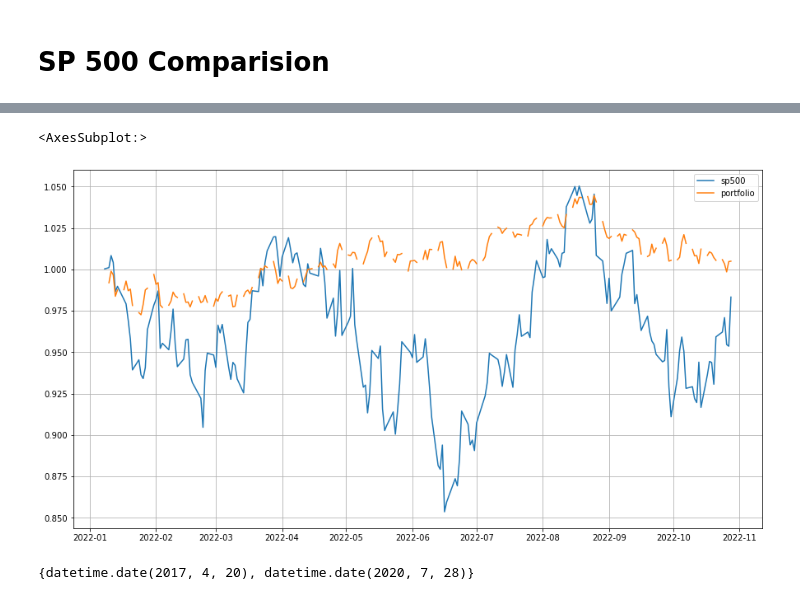
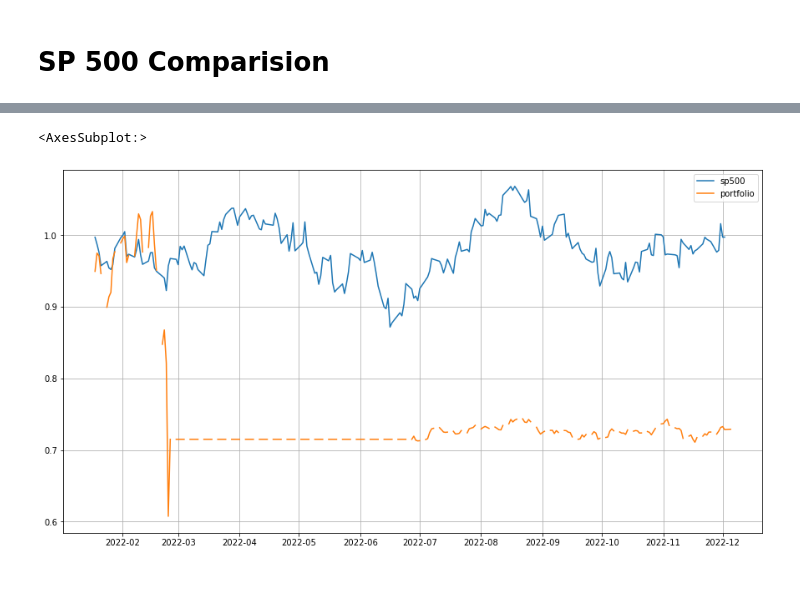
Before and after one commit to mario-s-duarte/funds-1, a Jupyter notebook: fundos_rentabilidade.ipynb, the cells around one changed output, grey strips where cells are left out. Drawn from its saved outputs; the diff is of its cells as text; code cells hidden in the pictures.

```diff
--- a/fundos_rentabilidade.ipynb
+++ b/fundos_rentabilidade.ipynb
@@ -57,7 +75,7 @@ df_cotacoes.head()
 ### Obter informação de transações
 # %%
 converters={'Data de subscricao': to_date}
-df_transacoes = pd.read_csv(transacoes_csv ,sep=',',encoding=encoding,thousands=thousands, decimal=decimal, converters=converters, dtype={'Cotacao de Subscricao':float})
+df_transacoes = pd.read_csv(transacoes_csv ,sep=',',encoding=encoding,thousands=thousands, decimal=decimal, converters=converters, dtype={'Cotacao de Subscricao':float,'Quantidade':float})
 df_transacoes['Data de resgate'] = df_transacoes['Data de resgate'].apply(lambda x: datetime.strptime(x, '%d-%m-%Y').date() if pd.notnull(x) else x)
 
 # Criar Dataframe de Portofolio Actual
@@ -248,31 +273,27 @@ Rentabilidade SP500 Portfolio at 2022-10-28 00:00:00 1.4698039905467475
 # %%
-n_days = 210
-first_date = df_cotacoes.index[n_days] #df_cotacoes.index.min()
+n_days = 230
 df_t = df_transacoes[df_transacoes['Code'].isin(df_cotacoes.columns)].copy()
+first_date = max(df_cotacoes.index[n_days],df_t['Data de subscricao'].min())
 portf_perform = []
 df_tmp = df_t[(df_t['Data de subscricao']<=first_date) & ((pd.isnull(df_t['Data de resgate'])) | (df_t['Data de resgate']>first_date))]
 last_val = df_tmp.apply(lambda x: x['Quantidade']*df_cotacoes[x['Code']][first_date] * (exchange_rates.loc[first_date] if x['Moeda'] == 'USD' else 1), axis=1).sum()
-for i_date in df_cotacoes.index[:n_days+1].sort_values()[1:]:
+for i_date in df_cotacoes[:first_date].index.sort_values()[1:]:
     df_tmp = df_t[(df_t['Data de subscricao']<i_date) & ((pd.isnull(df_t['Data de resgate'])) | (df_t['Data de resgate']>=i_date))]
     new_val = df_tmp.apply(lambda x: x['Quantidade']*df_cotacoes[x['Code']][i_date] * (exchange_rates.loc[i_date] if x['Moeda'] == 'USD' else 1), axis=1).sum()
     portf_perform.append(new_val/last_val-1.0)
     df_tmp = df_t[(df_t['Data de subscricao']<=i_date) & ((pd.isnull(df_t['Data de resgate'])) | (df_t['Data de resgate']>i_date))]
     last_val = df_tmp.apply(lambda x: x['Quantidade']*df_cotacoes[x['Code']][i_date] * (exchange_rates.loc[i_date] if x['Moeda'] == 'USD' else 1), axis=1).sum()
-portf_perform = pd.Series(data=portf_perform, index= df_cotacoes.index[:n_days+1].sort_values()[1:], name="portfolio")
+portf_perform = pd.Series(data=portf_perform, index= df_cotacoes[:first_date].index.sort_values()[1:], name="portfolio")
 
 sp500_perform = []
 last_val = ds_sp500[pd.to_datetime(first_date)]
 for i_date in ds_sp500[pd.to_datetime(first_date):].index[1:]:
     sp500_perform.append(ds_sp500[i_date]/last_val-1.0)
     last_val = ds_sp500[i_date]
 
 sp500_perform = pd.Series(data=sp500_perform, index= [x.date() for x in ds_sp500[pd.to_datetime(first_date):].index[1:]], name="sp500")
 
 pd.concat([sp500_perform.cumsum()+1, portf_perform.cumsum()+1],axis=1).plot(figsize=(15,8),grid=True)
 # %% [output]
 <AxesSubplot:>
-[figure, old version]
+[figure, new version]
-# %%
-set(df_t['Data de subscricao']) - set(df_cotacoes.index)
-# %% [output]
-{datetime.date(2017, 4, 20), datetime.date(2020, 7, 28)}
```
Also changed, not shown: parts of 20 cells of this notebook, 4 other files.
